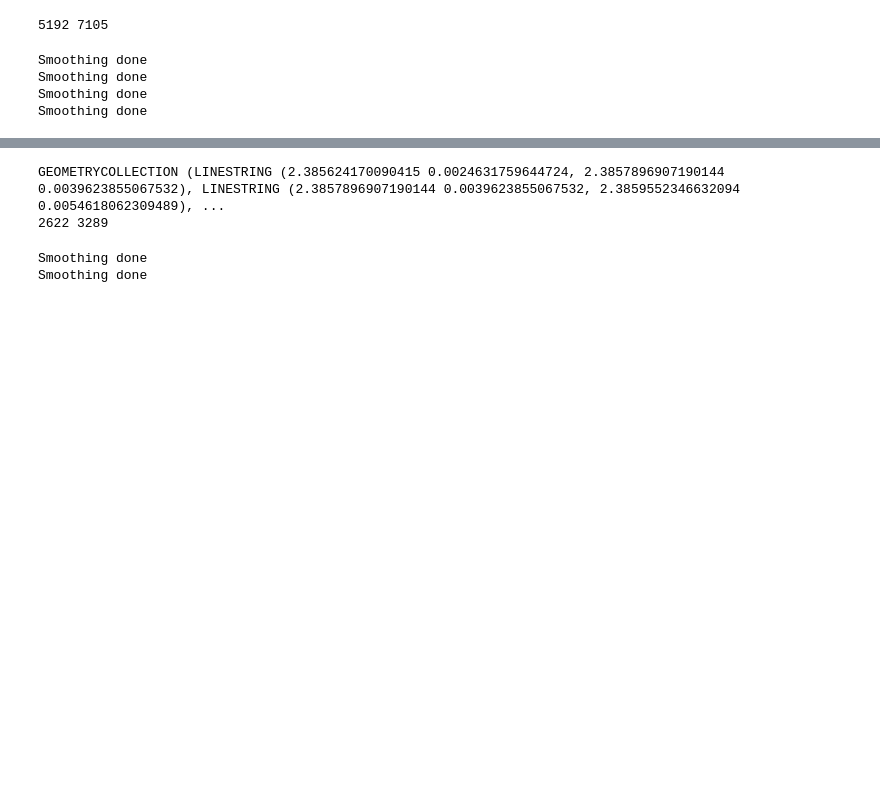
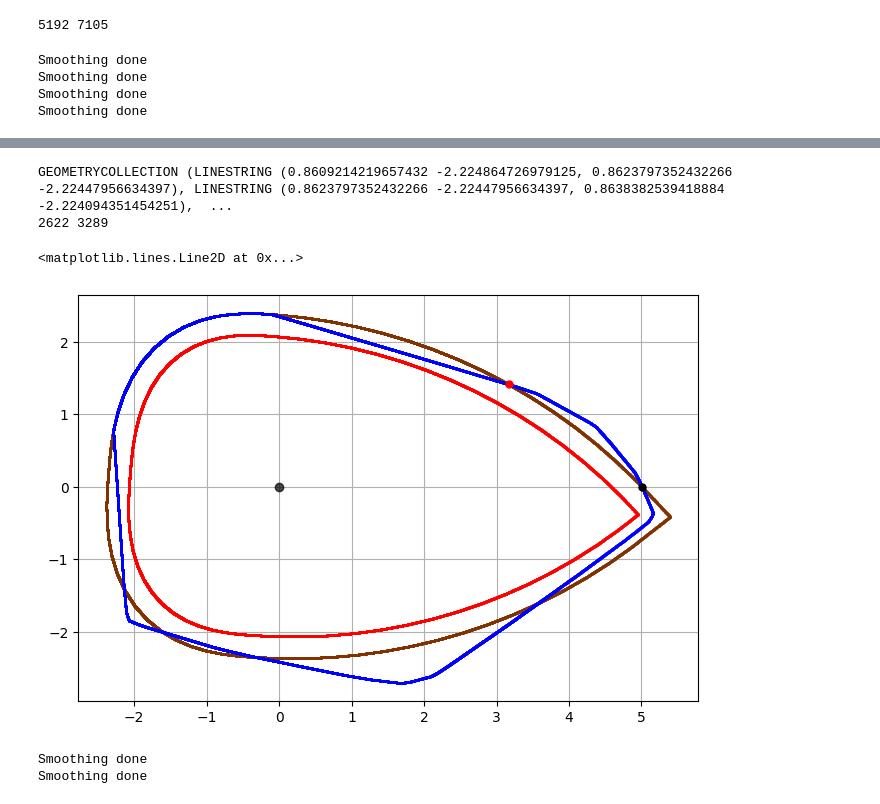
Before and after one commit to vkonov2/Geometry-Projects, a Jupyter notebook: Bruter-Simulation/general.ipynb, the cells around one changed output, grey strips where cells are left out. Cells and saved outputs as stored; diff of their text form; code cells hidden in the pictures; blank space fills up the shorter version.

```diff
--- a/Bruter-Simulation/general.ipynb
+++ b/Bruter-Simulation/general.ipynb
@@ -722,5 +747,5 @@ plot_points(Point(0,0), color=(0,0,0), alpha=0.7, label="absolute center")
 # %%
-i1, i2 = 2, 0
+i1, i2 = 0, 2
 
 rough_pts       = rough_rotated_pts
 pear_pts        = pear_rotated_pts
@@ -732,42 +757,44 @@ intersection_pts = []
 for item in intersection.geoms:
     if item.geom_type == "Point":
         intersection_pts.append(item)
 intersection_pts = MultiPoint(intersection_pts)
 
 i_edge_min, i_edge_max = GetEdgeIndices(rough_pts, intersection_pts.geoms[i1], intersection_pts.geoms[i2])
 if i_edge_min > i_edge_max: i_edge_min, i_edge_max = Change(i_edge_min, i_edge_max)
 print(i_edge_min, i_edge_max)
 
 # plot_points(pear_pts, color=(1,0,0), markersize=1, label="target pear")
 # plot_points(baloon_pear_pts, color=(0.5,0.2,0), markersize=1, label="balooned pear")
 # plot_points(rough_pts, color=(0,0,1), markersize=1, label="rough pear")
 # plot_points(Point(0,0), color=(0,0,0), alpha=0.7, label="absolute center")
 # # plot_points(rough_rotated_pts[i_edge_min], color=(0,0,0), markersize=5, label="min")
 # # plot_points(rough_rotated_pts[i_edge_max], color=(0,0,0), markersize=5, label="max")
 # plot_points(intersection_pts.geoms[i1], color=(0,0,0), markersize=5, label="min")
 # plot_points(intersection_pts.geoms[i2], color=(1,0,0), markersize=5, label="max")
 
 rotation_angle = GetAngleOfRotation(rough_pts, intersection_pts, i1, i2)
 rotation_angle = matan(intersection_pts.geoms[i1])
 
 pt_min = rotate(intersection_pts.geoms[i1], -rotation_angle, origin=Point(0.0,0.0), use_radians=True)
 pt_max = rotate(intersection_pts.geoms[i2], -rotation_angle, origin=Point(0.0,0.0), use_radians=True)
 
 rough_rotated_pts       = RotateListOfPoints(rough_pts, -rotation_angle)
 pear_rotated_pts        = RotateListOfPoints(pear_pts,  -rotation_angle)
 baloon_pear_rotated_pts = RotateListOfPoints(baloon_pear_pts, -rotation_angle)
 
-# plot_points(pear_rotated_pts, color=(1,0,0), markersize=1, label="target pear")
-# plot_points(baloon_pear_rotated_pts, color=(0.5,0.2,0), markersize=1, label="balooned pear")
-# plot_points(rough_rotated_pts, color=(0,0,1), markersize=1, label="rough pear")
-# plot_points(Point(0,0), color=(0,0,0), alpha=0.7, label="absolute center")
-# # plot_points(rough_rotated_pts[i_edge_min], color=(0,0,0), markersize=5, label="min")
-# # plot_points(rough_rotated_pts[i_edge_max], color=(0,0,0), markersize=5, label="max")
-# plot_points(pt_min, color=(0,0,0), markersize=5, label="min")
-# plot_points(pt_max, color=(1,0,0), markersize=5, label="max")
+plot_points(pear_rotated_pts, color=(1,0,0), markersize=1, label="target pear")
+plot_points(baloon_pear_rotated_pts, color=(0.5,0.2,0), markersize=1, label="balooned pear")
+plot_points(rough_rotated_pts, color=(0,0,1), markersize=1, label="rough pear")
+plot_points(Point(0,0), color=(0,0,0), alpha=0.7, label="absolute center")
+# plot_points(rough_rotated_pts[i_edge_min], color=(0,0,0), markersize=5, label="min")
+# plot_points(rough_rotated_pts[i_edge_max], color=(0,0,0), markersize=5, label="max")
+plot_points(pt_min, color=(0,0,0), markersize=5, label="min")
+plot_points(pt_max, color=(1,0,0), markersize=5, label="max")
 # %% [output]
-GEOMETRYCOLLECTION (LINESTRING (2.385624170090415 0.0024631759644724, 2.3857896907190144 0.0039623855067532), LINESTRING (2.3857896907190144 0.0039623855067532, 2.3859552346632094 0.0054618062309489), ...
+GEOMETRYCOLLECTION (LINESTRING (0.8609214219657432 -2.224864726979125, 0.8623797352432266 -2.22447956634397), LINESTRING (0.8623797352432266 -2.22447956634397, 0.8638382539418884 -2.224094351454251),  ...
 2622 3289
+<matplotlib.lines.Line2D at 0x...>
+[figure, added]
 # %%
 steps = 1
 
```
Also changed, not shown: parts of 19 cells of this notebook, 8 other files.
